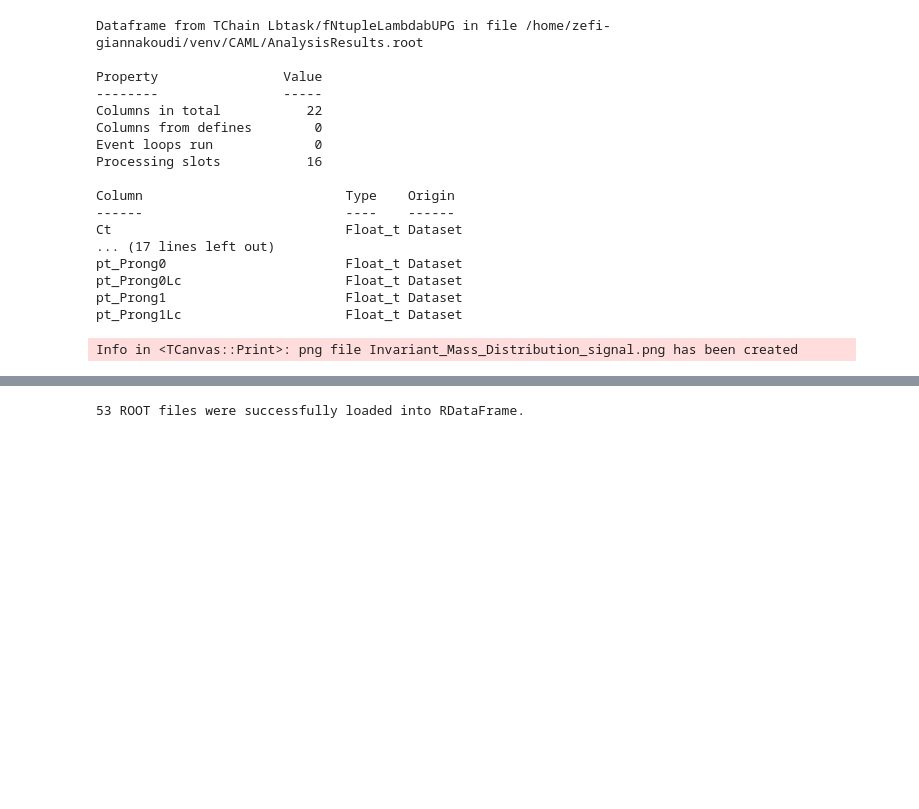
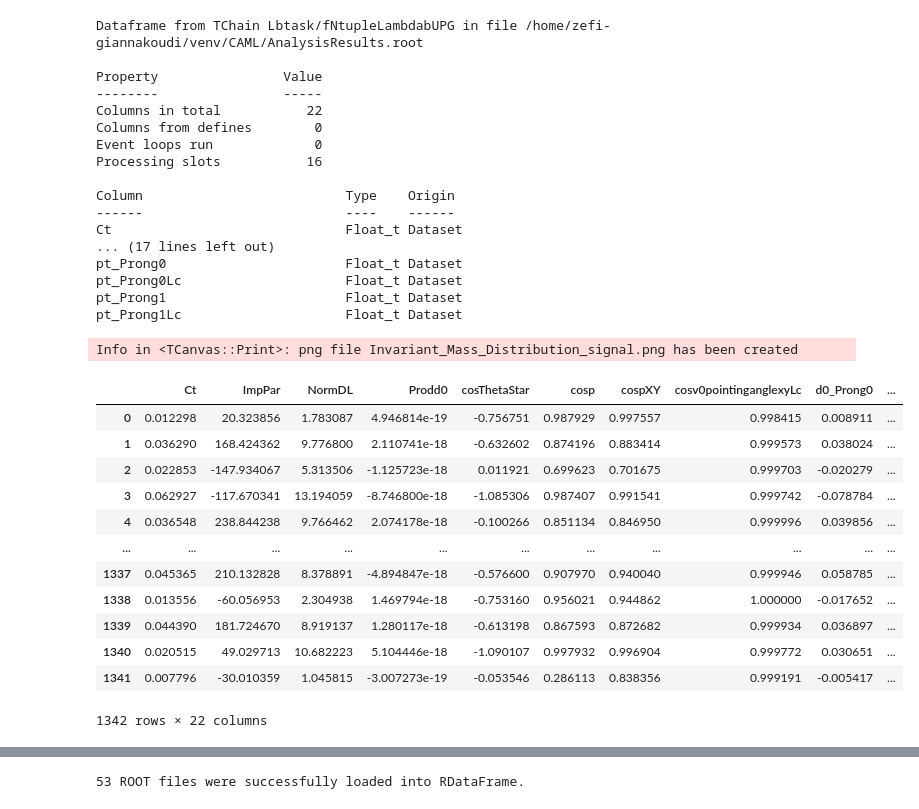
Before and after one commit to FabianDelforge/ML_group10, a Jupyter notebook: Test_Root_File.ipynb, the cells around one changed output, grey strips where cells are left out. Saved outputs shown, nothing was run; the diff lists cells and outputs as text; code cells hidden in the pictures; blank space fills up the shorter version.

```diff
--- a/Test_Root_File.ipynb
+++ b/Test_Root_File.ipynb
@@ -70,3 +70,27 @@ canvas_vMass.SaveAs("Invariant_Mass_Distribution_signal.png")
 Info in <TCanvas::Print>: png file Invariant_Mass_Distribution_signal.png has been created
 # %%
 canvas_vMass.Close()
+# %%
+sig_pd = pd.DataFrame( \
+    signal.AsNumpy(columns=[\
+            "Ct","ImpPar","NormDL","Prodd0",\
+            "cosThetaStar","cosp","cospXY","cosv0pointinganglexyLc",\
+            "d0_Prong0","d0_Prong0Lc","d0_Prong1","d0_Prong1Lc","dca","massCand","normalizedv0decaylengthxyLc",\
+            "promptLc","ptLb","ptLc","pt_Prong0","pt_Prong0Lc",\
+            "pt_Prong1","pt_Prong1Lc"])
+                      )
+sig_pd
+# %% [output]
+|  | Ct | ImpPar | NormDL | Prodd0 | cosThetaStar | cosp | cospXY | cosv0pointinganglexyLc | d0_Prong0 | ... |
+| 0 | 0.012298 | 20.323856 | 1.783087 | 4.946814e-19 | -0.756751 | 0.987929 | 0.997557 | 0.998415 | 0.008911 | ... |
+| 1 | 0.036290 | 168.424362 | 9.776800 | 2.110741e-18 | -0.632602 | 0.874196 | 0.883414 | 0.999573 | 0.038024 | ... |
+| 2 | 0.022853 | -147.934067 | 5.313506 | -1.125723e-18 | 0.011921 | 0.699623 | 0.701675 | 0.999703 | -0.020279 | ... |
+| 3 | 0.062927 | -117.670341 | 13.194059 | -8.746800e-18 | -1.085306 | 0.987407 | 0.991541 | 0.999742 | -0.078784 | ... |
+| 4 | 0.036548 | 238.844238 | 9.766462 | 2.074178e-18 | -0.100266 | 0.851134 | 0.846950 | 0.999996 | 0.039856 | ... |
+| ... | ... | ... | ... | ... | ... | ... | ... | ... | ... | ... |
+| 1337 | 0.045365 | 210.132828 | 8.378891 | -4.894847e-18 | -0.576600 | 0.907970 | 0.940040 | 0.999946 | 0.058785 | ... |
+| 1338 | 0.013556 | -60.056953 | 2.304938 | 1.469794e-18 | -0.753160 | 0.956021 | 0.944862 | 1.000000 | -0.017652 | ... |
+| 1339 | 0.044390 | 181.724670 | 8.919137 | 1.280117e-18 | -0.613198 | 0.867593 | 0.872682 | 0.999934 | 0.036897 | ... |
+| 1340 | 0.020515 | 49.029713 | 10.682223 | 5.104446e-18 | -1.090107 | 0.997932 | 0.996904 | 0.999772 | 0.030651 | ... |
+| 1341 | 0.007796 | -30.010359 | 1.045815 | -3.007273e-19 | -0.053546 | 0.286113 | 0.838356 | 0.999191 | -0.005417 | ... |
+1342 rows × 22 columns
```
Also changed, not shown: parts of 3 cells of this notebook.
